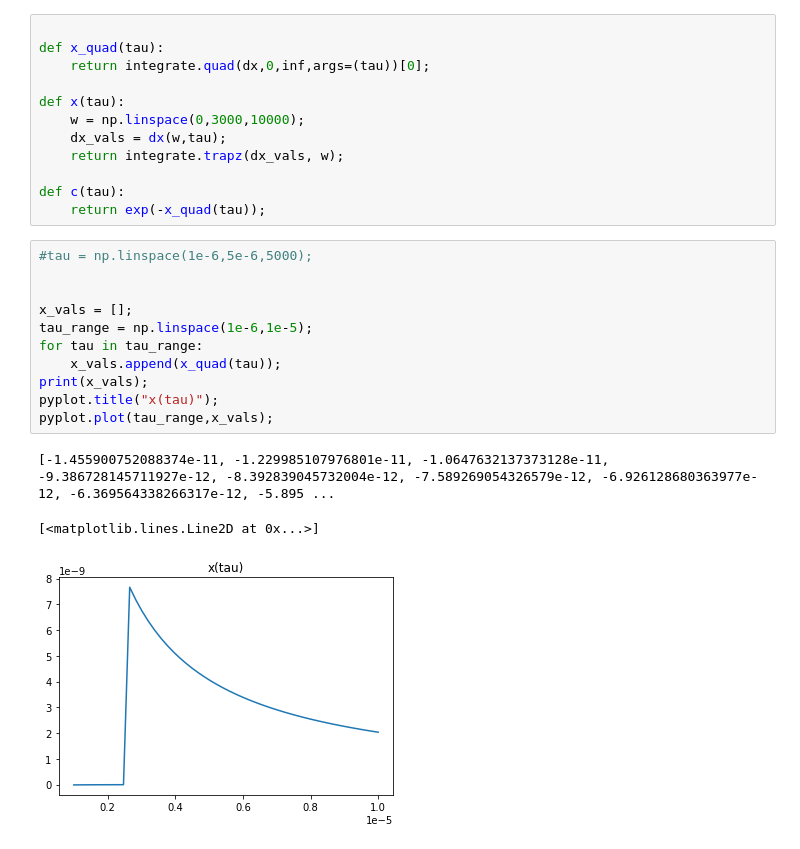
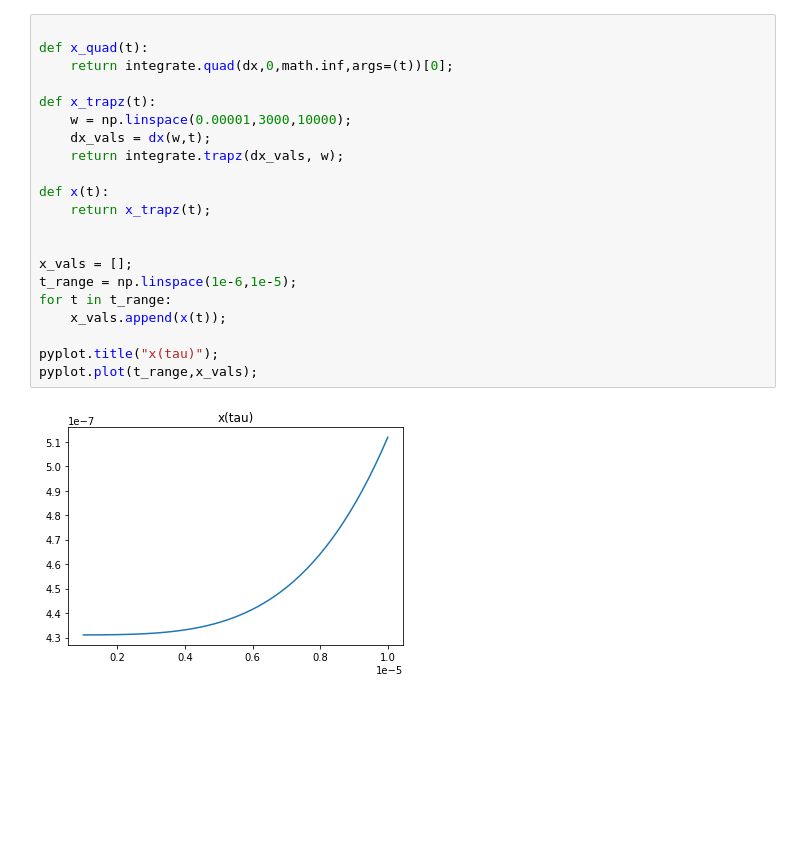
Before and after one commit to Upadhyaya-Group/ml_qubit, a Jupyter notebook: data_generation_v3.ipynb, the cells around one changed output. Drawn from its saved outputs; the diff is of its cells as text; blank space fills up the shorter version.

```diff
--- a/data_generation_v3.ipynb
+++ b/data_generation_v3.ipynb
@@ -45,28 +60,24 @@ pyplot.plot(w,dx(w,tau=tau));
 # %%
 
-def x_quad(tau):
-    return integrate.quad(dx,0,inf,args=(tau))[0];
+def x_quad(t):
+    return integrate.quad(dx,0,math.inf,args=(t))[0];
 
-def x(tau):
-    w = np.linspace(0,3000,10000);
-    dx_vals = dx(w,tau);
+def x_trapz(t):
+    w = np.linspace(0.00001,3000,10000);
+    dx_vals = dx(w,t);
     return integrate.trapz(dx_vals, w);
 
-def c(tau):
-    return exp(-x_quad(tau));
+def x(t):
+    return x_trapz(t);
+
+
+x_vals = [];
+t_range = np.linspace(1e-6,1e-5);
+for t in t_range:
+    x_vals.append(x(t));
+
+pyplot.title("x(tau)");
+pyplot.plot(t_range,x_vals);
+# %% [output]
+[figure, added]
-# %%
-#tau = np.linspace(1e-6,5e-6,5000);
-
-
-x_vals = [];
-tau_range = np.linspace(1e-6,1e-5);
-for tau in tau_range:
-    x_vals.append(x_quad(tau));
-print(x_vals);
-pyplot.title("x(tau)");
-pyplot.plot(tau_range,x_vals);
-# %% [output]
-[-1.455900752088374e-11, -1.229985107976801e-11, -1.0647632137373128e-11, -9.386728145711927e-12, -8.392839045732004e-12, -7.589269054326579e-12, -6.926128680363977e-12, -6.369564338266317e-12, -5.895 ...
-[<matplotlib.lines.Line2D at 0x...>]
-[figure, removed]
 # %%
```
Also changed, not shown: parts of 9 cells of this notebook.
